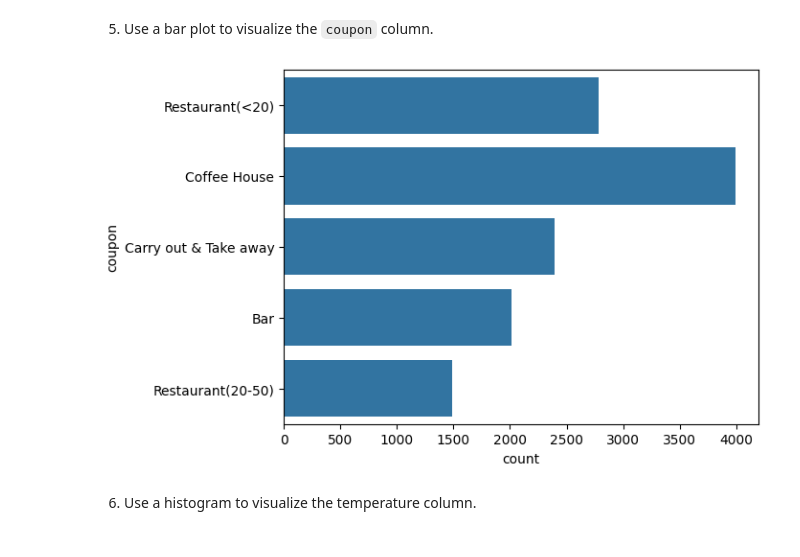
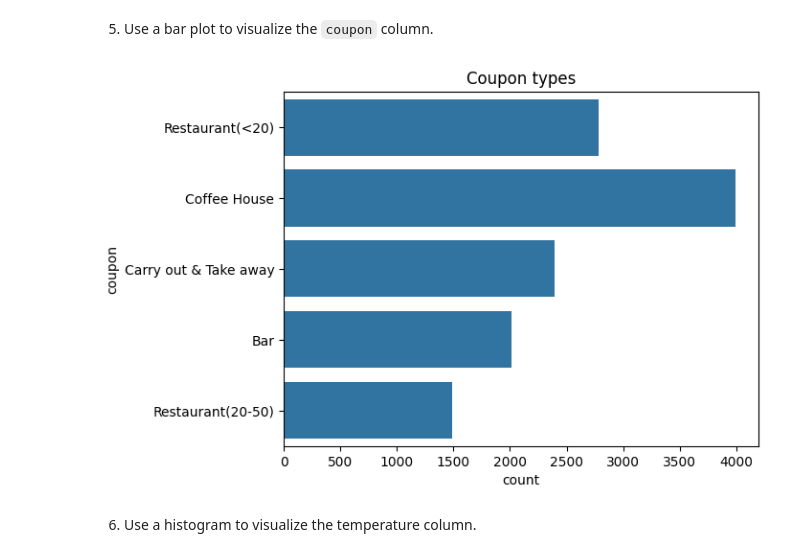
Before and after one commit to kcthota/AIML-coupon-exercise, a Jupyter notebook: prompt.ipynb, the cells around one changed output. Drawn from its saved outputs; the diff is of its cells as text; code cells hidden in the pictures.

```diff
--- a/prompt.ipynb
+++ b/prompt.ipynb
@@ -153,3 +153,10 @@ direction_same          0
 direction_opp           0
 Y                       0
 dtype: int64
+# %%
+# rename passenger column
+data = data.rename(columns={'passanger': 'passenger'})
+# %%
+#add an integer column for age and set 50+ as 51 and below21 as 20
+data["age_int"] = data["age"].replace({'50plus': 51, 'below21': 20}).astype(int)
+data["age_int"].value_counts()
@@ -173,8 +191,9 @@ Name: proportion, dtype: float64
 5. Use a bar plot to visualize the `coupon` column.
 # %%
 sns.countplot(data['coupon'])
+plt.title('Coupon types')
 plt.show()
 # %% [output]
-[figure, old version]
+[figure, new version]
 # %% [markdown]
 6. Use a histogram to visualize the temperature column.
```
Also changed, not shown: parts of 29 cells of this notebook.
